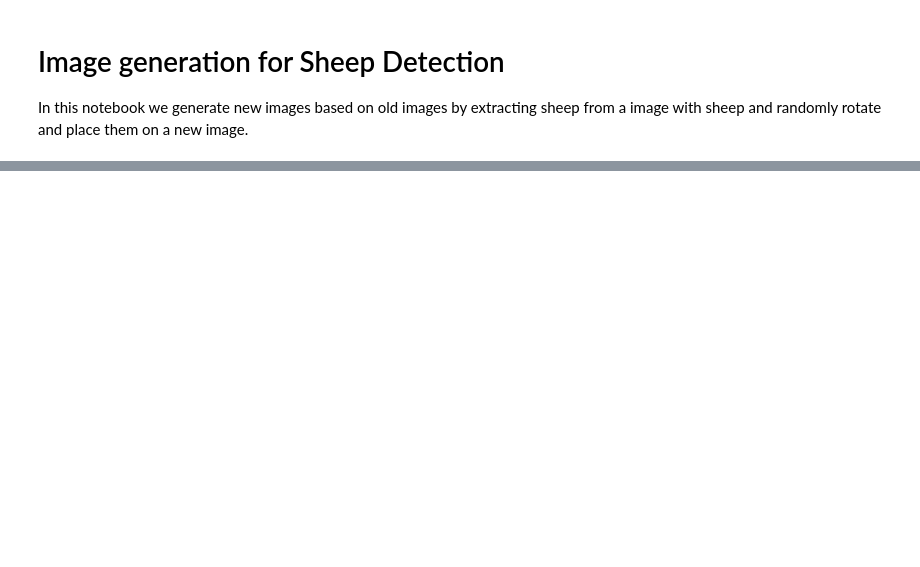
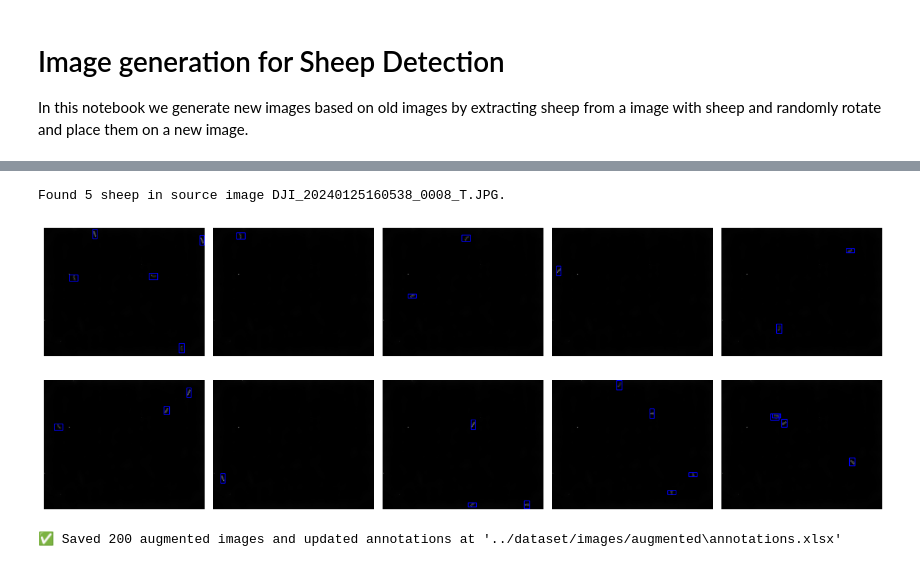
Before and after one commit to DavidOut03/Sheep-Detector, a Jupyter notebook: notebooks/2. augment-image.ipynb, the cells around one changed output, grey strips where cells are left out. Drawn from its saved outputs; the diff is of its cells as text; code cells hidden in the pictures; blank space fills up the shorter version.

```diff
--- a/notebooks/2. augment-image.ipynb
+++ b/notebooks/2. augment-image.ipynb
@@ -91,23 +4,0 @@ plt.imshow(pasted_sheep)
-# %%
-from typing import List, Tuple
-import pandas as pd
-import os
-
-
-images = os.listdir(image_folder)
-
-annotations = pd.read_excel('../dataset/annotations.xlsx')
-sheep_images = annotations['image_name'].unique()
-background_images = [img for img in images if img not in sheep_images]
-
-print(f'{len(sheep_images)} images with sheep, {len(background_images)} images without sheep.')
-
-def get_bounding_boxes(image_name: str) -> List[Tuple[int, int, int, int]]:
-    image_rows = annotations.loc[annotations['image_name'] == image_name]
-
-    boxes = []
-    for _, row in image_rows.iterrows():
-        x, y, width, height = row['bbox_x'], row['bbox_y'], row['bbox_width'], row['bbox_height']
-        boxes.append((int(x), int(y), int(width), int(height)))
-
-    return boxes
@@ -219,0 +34,7 @@ Saved 10 images and annotations to '../dataset/images/generated'
+# %%
+ROOT_FOLDER = ".."
+DATASET_FOLDER = f"{ROOT_FOLDER}/dataset"
+ENHANCED_IMAGE_FOLDER = f"{DATASET_FOLDER}/images/enhanced"
+AUGMENTED_IMAGE_FOLDER = f"{DATASET_FOLDER}/images/augmented"
+
+ANNOTATIONS_FILE = f"{DATASET_FOLDER}/annotations.xlsx"
@@ -219,0 +120,12 @@ Saved 10 images and annotations to '../dataset/images/generated'
+# %%
+annotations_df = load_annotations(ANNOTATIONS_FILE)
+
+sheep_image_name = "DJI_20240125160538_0008_T.JPG"
+background_image_name = "DJI_20240125160808_0083_T.JPG"
+sheep_image = load_image(os.path.join(ENHANCED_IMAGE_FOLDER, sheep_image_name))
+background_image = load_image(os.path.join(ENHANCED_IMAGE_FOLDER, background_image_name))
+
+sheep_boxes = get_bounding_boxes(sheep_image_name, annotations_df)
+print(f"Found {len(sheep_boxes)} sheep in source image {sheep_image_name}.")
+# %% [output]
+Found 5 sheep in source image DJI_20240125160538_0008_T.JPG.
@@ -219,0 +191,33 @@ Saved 10 images and annotations to '../dataset/images/generated'
+# %%
+generated = generate_batch(sheep_image, background_image, sheep_boxes, total_images=200, min_sheep=1, max_sheep=5)
+display_images_side_by_side(generated[:10], cols=5)
+# %% [output]
+[figure, added]
+# %%
+os.makedirs(AUGMENTED_IMAGE_FOLDER, exist_ok=True)
+annotations_file = os.path.join(AUGMENTED_IMAGE_FOLDER, "annotations.xlsx")
+
+existing_images = [f for f in os.listdir(AUGMENTED_IMAGE_FOLDER) if f.endswith(".jpg")]
+start_idx = len(existing_images)  # how many already present
+records = []
+for i, (img, boxes) in enumerate(generated, start=start_idx + 1):
+    image_name = f"generated_image_{i}.jpg"
+    cv2.imwrite(os.path.join(AUGMENTED_IMAGE_FOLDER, image_name), img)
+    # record each bounding box in the new image
+    for (x, y, w, h) in boxes:
+        records.append({
+            'image_name': image_name,
+            'bbox_x': x,
+            'bbox_y': y,
+            'bbox_width': w,
+            'bbox_height': h
+        })
+# Append to existing annotations if file exists, otherwise create new
+df_new = pd.DataFrame(records)
+if os.path.exists(annotations_file):
+    df_old = pd.read_excel(annotations_file)
+    df_new = pd.concat([df_old, df_new], ignore_index=True)
+df_new.to_excel(annotations_file, index=False)
+print(f"✅ Saved {len(generated)} augmented images and updated annotations at '{annotations_file}'")
+# %% [output]
+✅ Saved 200 augmented images and updated annotations at '../dataset/images/augmented\annotations.xlsx'
```
Also changed, not shown: parts of 14 cells of this notebook, 7 other files.
